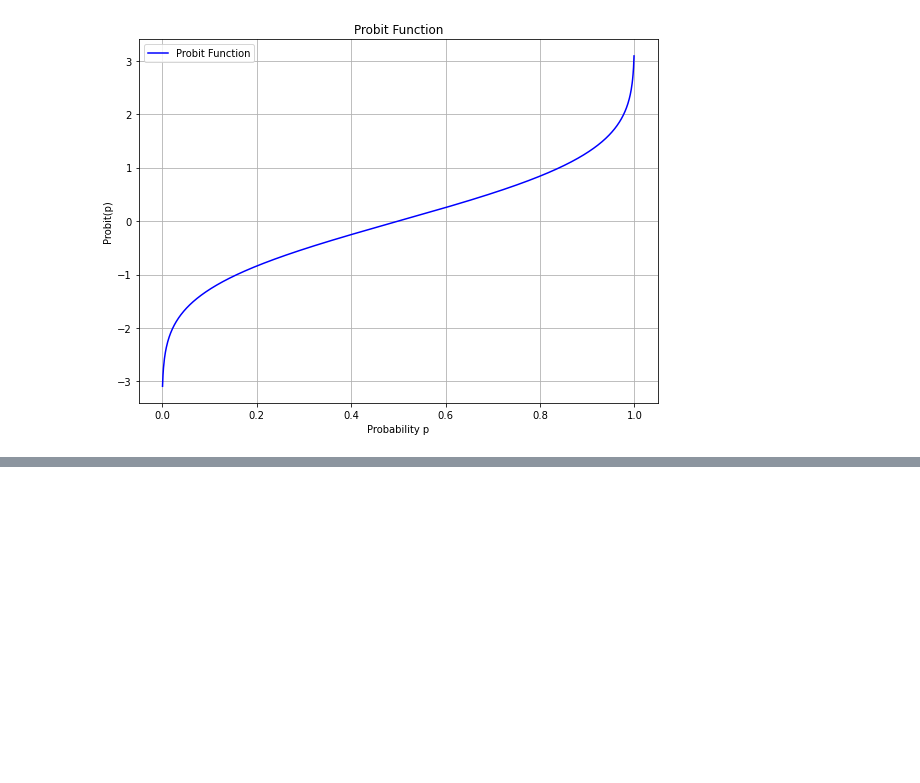
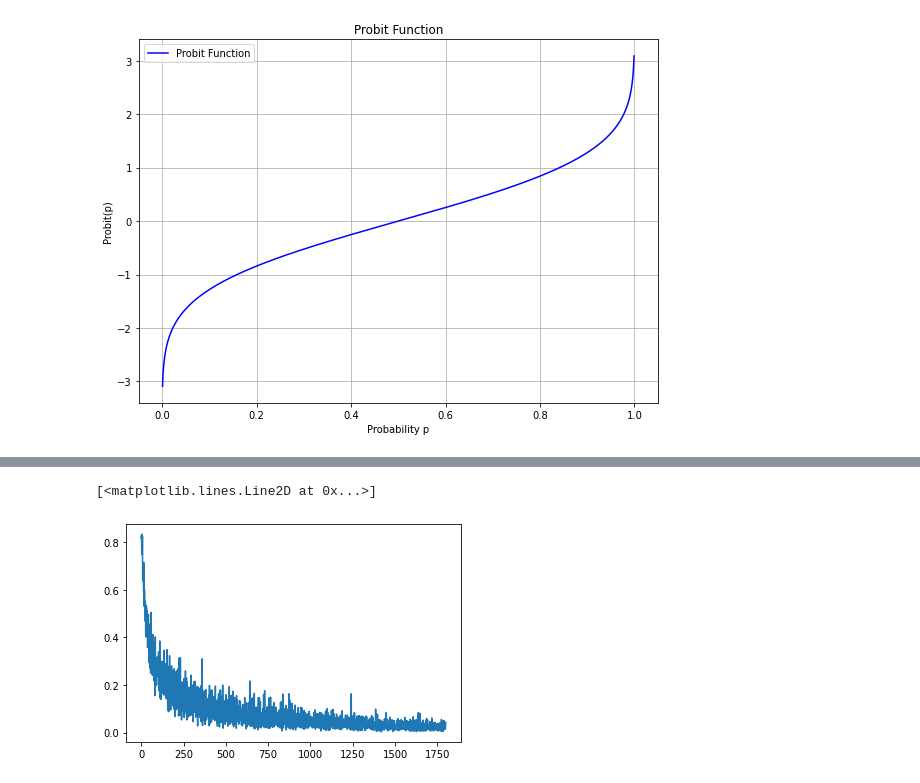
Before and after one commit to ouaguenouni/GaussianProcessesForPreferences, a Jupyter notebook: Untitled.ipynb, the cells around one changed output, grey strips where cells are left out. Cells and saved outputs as stored; diff of their text form; code cells hidden in the pictures; blank space fills up the shorter version.

```diff
--- a/Untitled.ipynb
+++ b/Untitled.ipynb
@@ -77,0 +123,2 @@ def sample_dataset(model):
+# %%
+X,y,w_true,true_model = sample_dataset(30)
@@ -77,0 +273,45 @@ def sample_dataset(model):
+# %%
+input_dim = X.shape[1]
+model = BinaryClassifier(input_dim)
+
+# Loss and optimizer
+criterion = nn.BCELoss()
+optimizer = optim.Adam(model.parameters(), lr=0.01)
+
+losses = []
+accuracy = []
+# Train the model
+epochs = 500
+for epoch in range(epochs):
+    for batch_idx, (data, target) in enumerate(train_loader):
+        optimizer.zero_grad()
+        output = model(data).squeeze()
+        loss = criterion(output, target) + l1_regularization(model, 2e-3)
+        loss.backward()
+        losses.append(loss.item())
+        optimizer.step()
+
+    if (epoch+1) % 10 == 0:
+        # Evaluation
+        model.eval()
+        with torch.no_grad():
+            correct = 0
+            total = 0
+            for data, target in test_loader:
+                output = model(data).squeeze()
+                predicted = (output > 0.5).float()
+                total += target.size(0)
+                correct += (predicted == target).sum().item()
+        acc = correct / total
+        accuracy.append(acc)
+
+
+        # Print progress
+    if (epoch+1) % 50 == 0:
+        print(f'Epoch [{epoch+1}/{epochs}], Loss: {loss.item():.4f}')
+        print(f'Test Accuracy: {100 * correct / total:.2f}%')
+# %%
+plt.plot(np.arange(len(losses)), losses)
+# %% [output]
+[<matplotlib.lines.Line2D at 0x...>]
+[figure, added]
```
Also changed, not shown: parts of 31 cells of this notebook, 2 other files.
